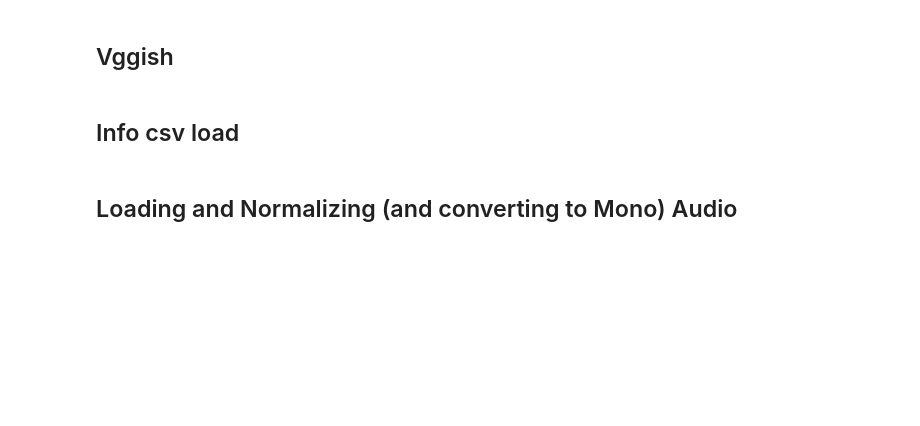
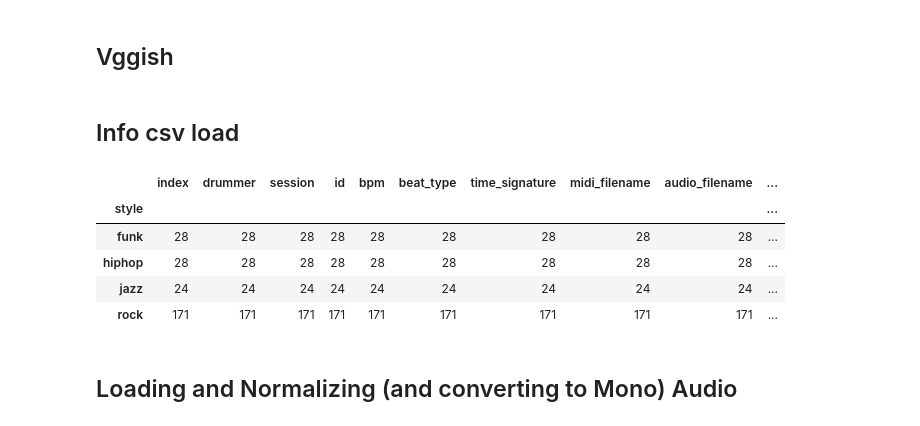
Before and after one commit to VedantKalbag/drum-style-identification, a Jupyter notebook: baseline_classifier.ipynb, the cells around one changed output. Drawn from its saved outputs; the diff is of its cells as text; code cells hidden in the pictures; blank space fills up the shorter version.

```diff
--- a/baseline_classifier.ipynb
+++ b/baseline_classifier.ipynb
@@ -110,6 +110,15 @@ info = info[info['style'].isin(relevant_genres)]
 info = info[info['beat_type'] == "beat"]
 info = info[info['audio_filename'].notna()].reset_index()
 #locs = info['audio_filename'].to_numpy()
+# %%
+info.groupby('style').count()
+# %% [output]
+|  | index | drummer | session | id | bpm | beat_type | time_signature | midi_filename | audio_filename | ... |
+| style |  |  |  |  |  |  |  |  |  | ... |
+| funk | 28 | 28 | 28 | 28 | 28 | 28 | 28 | 28 | 28 | ... |
+| hiphop | 28 | 28 | 28 | 28 | 28 | 28 | 28 | 28 | 28 | ... |
+| jazz | 24 | 24 | 24 | 24 | 24 | 24 | 24 | 24 | 24 | ... |
+| rock | 171 | 171 | 171 | 171 | 171 | 171 | 171 | 171 | 171 | ... |
 # %% [markdown]
 ## Loading and Normalizing (and converting to Mono) Audio
 # %%
```
Also changed, not shown: parts of 28 cells of this notebook.
